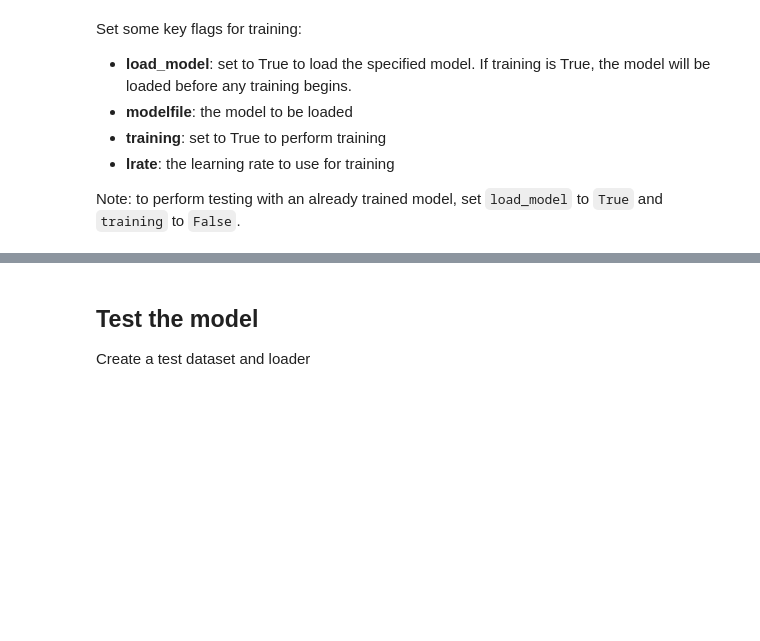
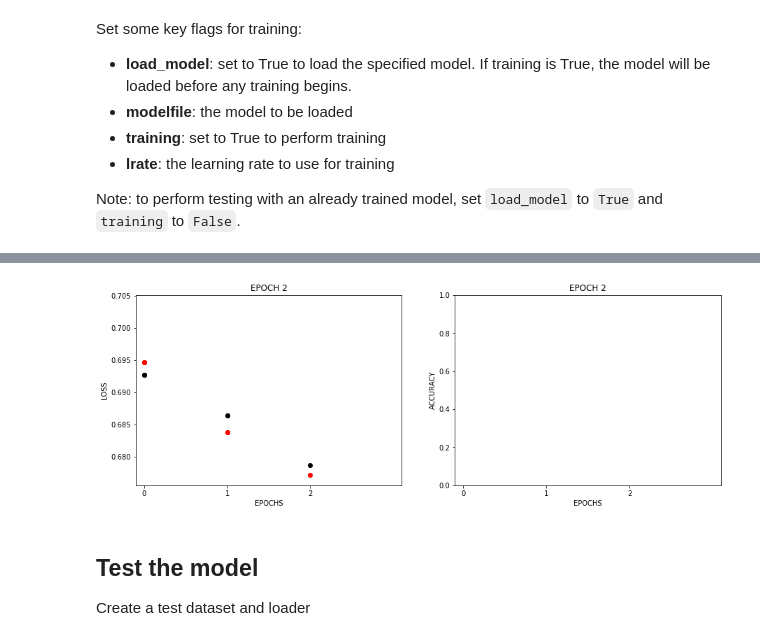
Before and after one commit to jerenner/uscnncourse, a Jupyter notebook: next/NEXT_classification.ipynb, the cells around one changed output, grey strips where cells are left out. Cells and saved outputs as stored; diff of their text form; code cells hidden in the pictures; blank space fills up the shorter version.

```diff
--- a/next/NEXT_classification.ipynb
+++ b/next/NEXT_classification.ipynb
@@ -36,0 +30,11 @@ if(CUDA_enabled):
+# %%
+CUDA_available = torch.cuda.is_available()
+print("CUDA Available:", CUDA_available)
+
+enable_CUDA  = True                                # enable CUDA by default if it is available
+CUDA_enabled = (enable_CUDA and CUDA_available)
+if (CUDA_enabled):
+    os.environ["CUDA_DEVICE_ORDER"] = "PCI_BUS_ID"
+    os.environ["CUDA_VISIBLE_DEVICES"] = "0"
+
+print("CUDA Enabled  :", CUDA_enabled)
@@ -271,31 +284,67 @@ Set some key flags for training:
 
 Note: to perform testing with an already trained model, set `load_model` to `True` and `training` to `False`.
 # %%
-lrate = 1e-2
+epochs = 3
+lrate  = 1e-2
 load_model = False
-training  = True
-modelfile = f"{modelsdir}/model_NEXT_0.pt"
+training   = True
+modelfile  = f"{modelsdir}/model_NEXT_0.pt"
 # %%
-# Define the model.
+x = np.arange(epochs)
+train_losses = np.full(len(x), np.nan)
+val_losses   = np.full(len(x), np.nan)
+
+fig = plt.figure(figsize=[15, 5])
+ax0 = fig.add_subplot(121)
+ax1 = fig.add_subplot(122)
+ax0.set_xlabel("EPOCHS")
+ax1.set_xlabel("EPOCHS")
+ax0.set_ylabel("LOSS")
+ax1.set_ylabel("ACCURACY")
+ax0.set_xlim([-0.1, epochs + 0.1])
+ax1.set_xlim([-0.1, epochs + 0.1])
+ax0.set_xticks(range(0, epochs))
+ax1.set_xticks(range(0, epochs))
+
+
+# Create your net
 model = FCNet()
-if(CUDA_enabled):
+
+# Choose an Optimizer and a Loss
+criterion = torch.nn.BCEWithLogitsLoss()
+optimizer = optim.Adam(model.parameters(), lr=lrate, betas=(0.9, 0.999), eps=1e-6, weight_decay=0)
+
+if (CUDA_enabled):
     model.cuda()
 
-optimizer = optim.Adam(model.parameters(), lr=lrate, betas=(0.9, 0.999), eps=1e-6, weight_decay=0)
-
 # Load the model from file.
-if(load_model):
+if (load_model):
     model.load_state_dict(torch.load(modelfile))
-    model.eval()
+#     model.eval()
 
 # Train the model.
-if(training):
-    for epoch in range(0, 3):
-        print("\nEpoch: ",epoch)
-        model.train()
-        train(model,epoch)
+if (training):
+    for epoch in range(0, epochs):
+#         model.train()
+        losses_epoch = train()
+        train_losses[epoch] = np.mean(losses_epoch)
         with torch.no_grad():
-            model.eval()
-            val(model,epoch)
+#             model.eval()
+            losses_epoch = val()
+            val_losses[epoch] = np.mean(losses_epoch)
+
+        # save model in epoch
         torch.save(model.state_dict(), f"{modelsdir}/model_NEXT_{epoch}.pt")
+
+        # update plot
+        ax0.set_title(f"EPOCH {epoch}")
+        ax0.scatter(x, train_losses, c="black")
+        ax0.scatter(x, val_losses  , c="red")
+
+        ax1.set_title(f"EPOCH {epoch}")
+
+        display.clear_output(wait=True)
+        display.display(fig)
+
+display.clear_output()
 # %% [output]
@@ -313,3 +351,4 @@ Epoch:  2
+[figure, added]
 # %% [markdown]
 ## Test the model
 Create a test dataset and loader
```
Also changed, not shown: parts of 9 cells of this notebook.
